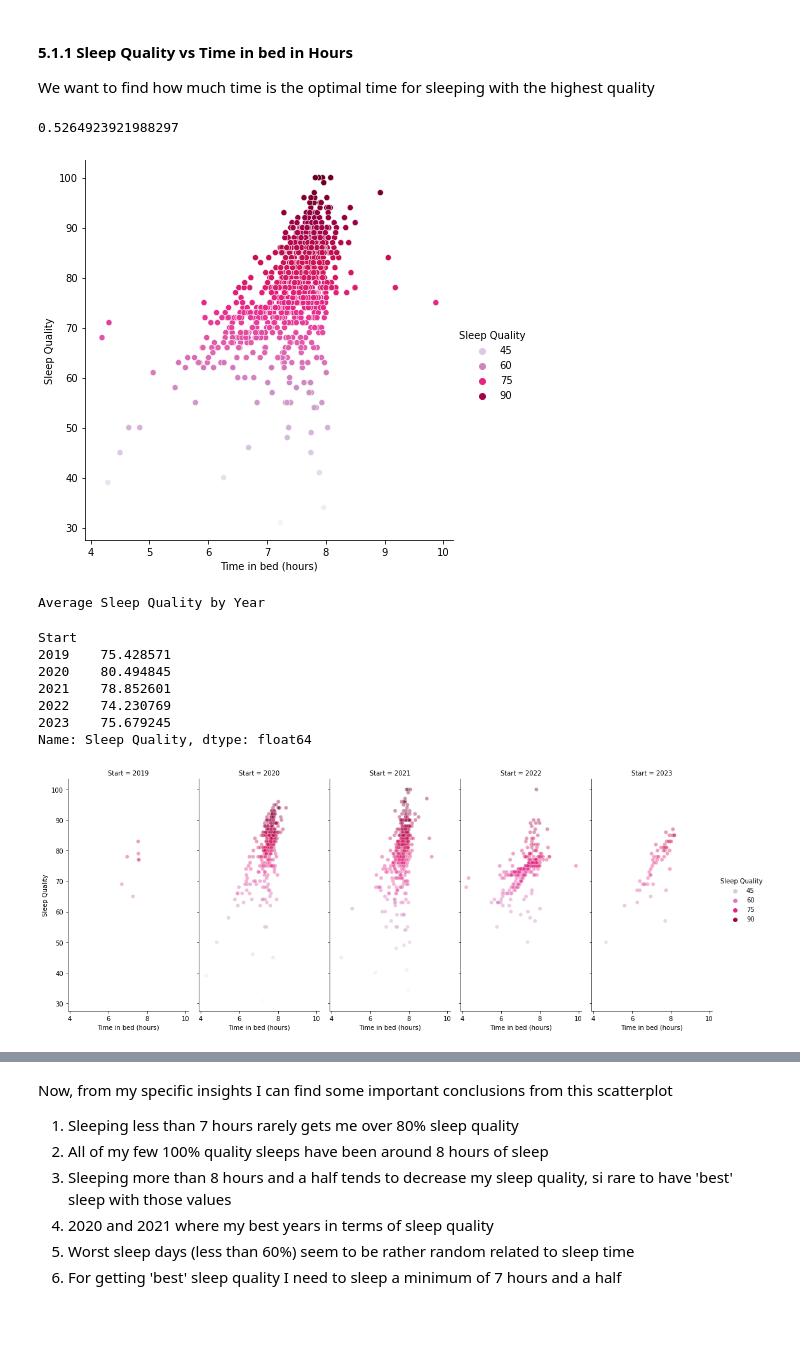
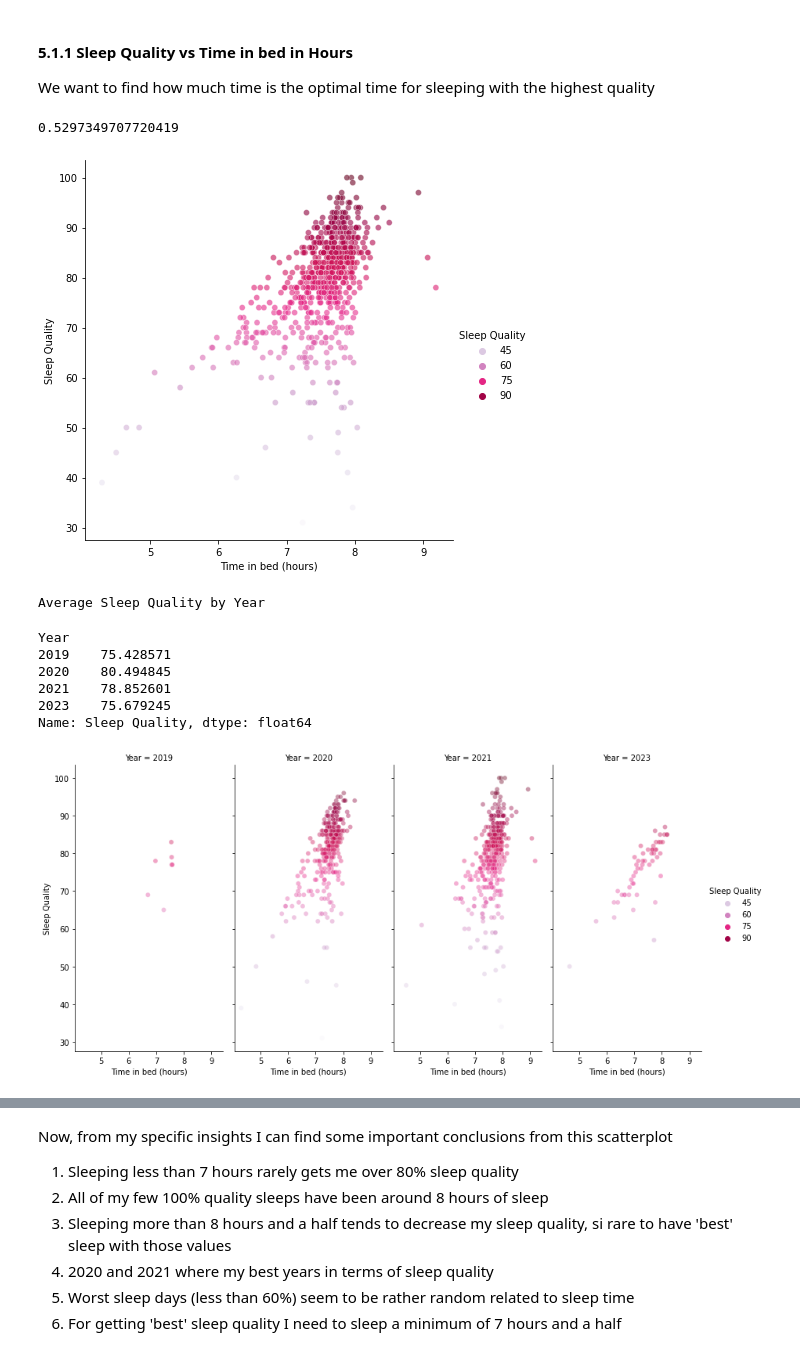
Before and after one commit to JRamirex/SleepCycleAnalyzer, a Jupyter notebook: SleepAnalyzer.ipynb, the cells around one changed output, grey strips where cells are left out. Saved outputs shown, nothing was run; the diff lists cells and outputs as text; code cells hidden in the pictures; blank space fills up the shorter version.

Commit message:
Create delete year method and delete 2022

```diff
--- a/SleepAnalyzer.ipynb
+++ b/SleepAnalyzer.ipynb
@@ -220,13 +220,13 @@ Adding some columns that will allow us to understand better our sleep related to
 sleepData['Weekday'] = sleepData['Start'].dt.weekday
 
 # Creates a column for the number of day of the month
-sleepData['Day'] = sleepData['Start'].dt.strftime('%d')
+sleepData['Day'] = sleepData['Start'].dt.strftime('%d').astype(int)
 
 # Creates a column for the number of month
-sleepData['Month'] = sleepData['Start'].dt.strftime('%m')
+sleepData['Month'] = sleepData['Start'].dt.strftime('%m').astype(int)
 
 # Creates a column for the year
-sleepData['Year'] = sleepData['Start'].dt.strftime('%Y')
+sleepData['Year'] = sleepData['Start'].dt.strftime('%Y').astype(int)
 # %% [markdown]
 ### 4.2 Range constraints
 Some situations can cause the app to record too long or too short sessions. We want to check with a histogram if this is the case and correct it.
@@ -352,27 +358,26 @@ We want to find how much time is the optimal time for sleeping with the highest
 # %%
 # Plot that shows the relation between sleep quality and time in bed in hours
 sns.set_palette("GnBu")
-sns.relplot(x= 'Time in bed (hours)', y = 'Sleep Quality', data = sleepData, hue= sleepData['Sleep Quality'], palette='PuRd' ,height=6, aspect=1)
+sns.relplot(x= 'Time in bed (hours)', y = 'Sleep Quality', data = sleepData, hue= sleepData['Sleep Quality'], palette='PuRd' ,height=6, aspect=1, alpha = 0.6)
 sleepData['Sleep Quality'].corr(sleepData['Time in bed (hours)'])
 # %% [output]
-0.5264923921988297
+0.5297349707720419
-[figure, old version]
+[figure, new version]
 # %%
 # Plot for showing sleep quality over the years
 sns.set_palette("GnBu")
-sns.relplot(x= 'Time in bed (hours)', y = 'Sleep Quality', data = sleepData, hue= sleepData['Sleep Quality'], palette='PuRd', col = sleepData['Start'].dt.strftime('%Y') ,height=6, aspect=0.5, alpha = 0.4)
+sns.relplot(x= 'Time in bed (hours)', y = 'Sleep Quality', data = sleepData, hue= sleepData['Sleep Quality'], palette='PuRd', col = sleepData['Year'] ,height=6, aspect=0.5, alpha = 0.4)
 print('Average Sleep Quality by Year')
-sleepData.groupby(sleepData['Start'].dt.strftime('%Y')).mean()['Sleep Quality']
+sleepData.groupby(sleepData['Year']).mean()['Sleep Quality']
 # %% [output]
 Average Sleep Quality by Year
-Start
+Year
 2019    75.428571
 2020    80.494845
 2021    78.852601
-2022    74.230769
 2023    75.679245
 Name: Sleep Quality, dtype: float64
-[figure, old version]
+[figure, new version]
 # %%
 # Plot for showing my 'worst' sleep quality days
 sns.set_palette("GnBu")
```
Also changed, not shown: parts of 9 cells of this notebook.
